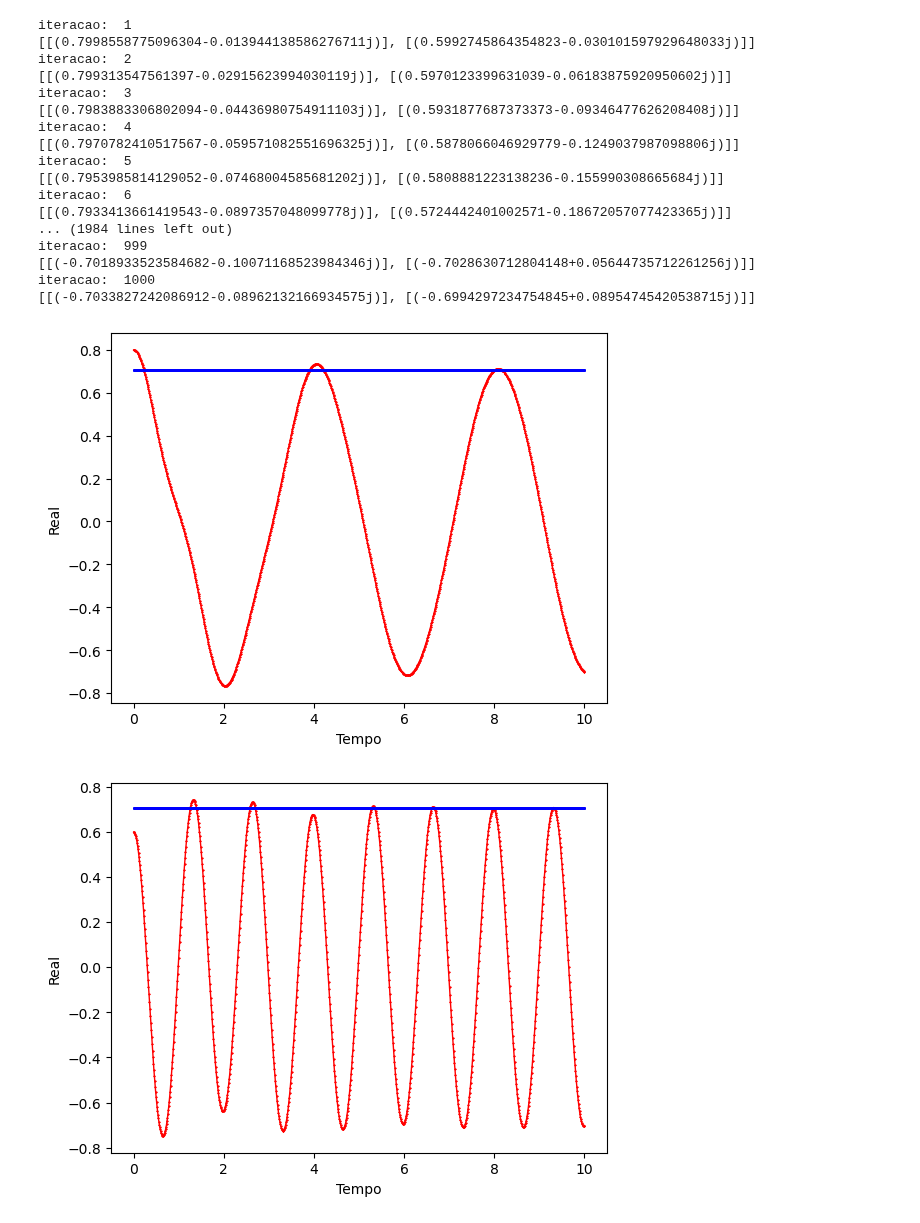
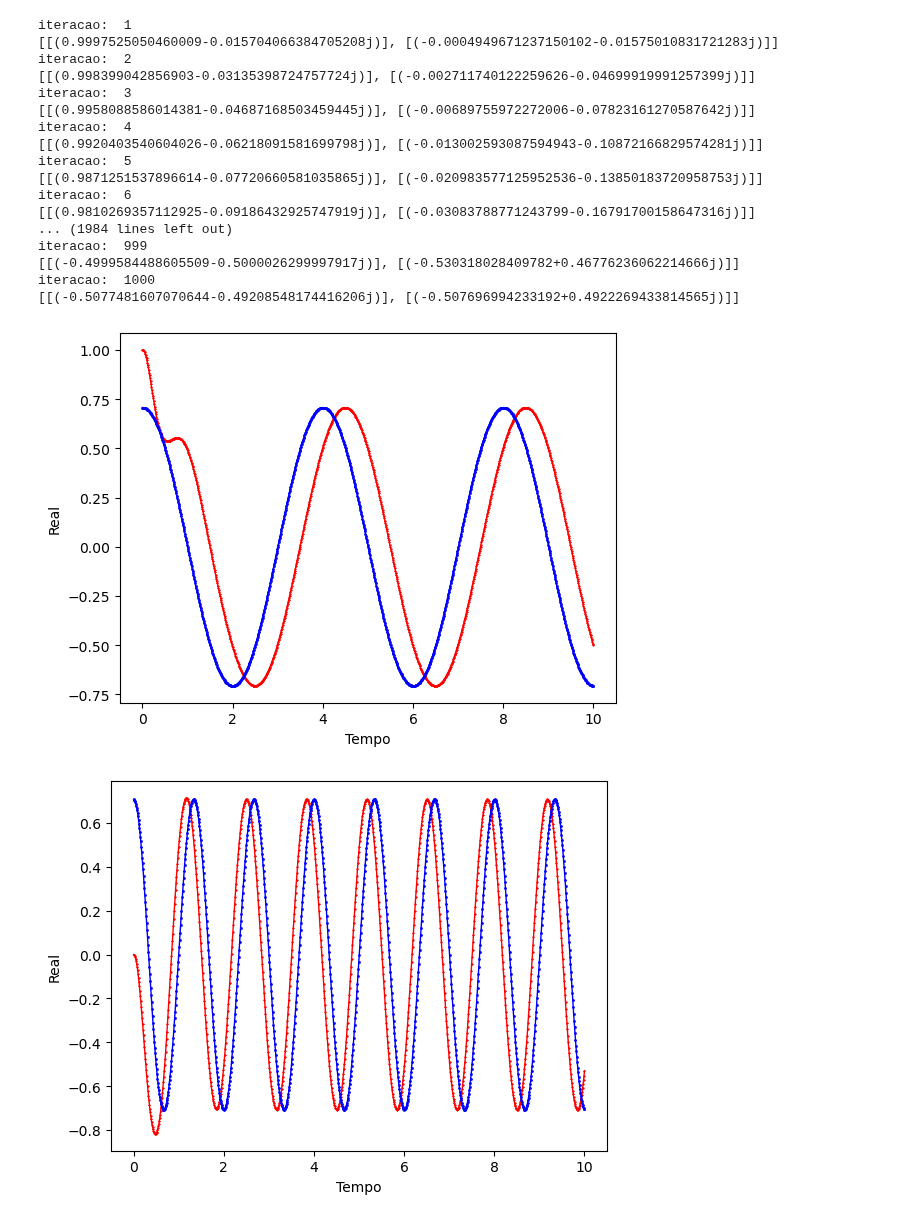
Before and after one commit to GabrielSiqueira1/MPC-Controle-Quantico, a Jupyter notebook: CQ.ipynb, the cells around one changed output. Drawn from its saved outputs; the diff is of its cells as text; code cells hidden in the pictures.

```diff
--- a/CQ.ipynb
+++ b/CQ.ipynb
@@ -97,10 +97,12 @@ def fo(x, D, H, i, psi0):
     M = np.zeros((2,1),dtype=np.complex_)
     N = np.zeros((2,1),dtype=np.complex_)
     O = np.zeros((2,1),dtype=np.complex_)
+    P = np.zeros((2,1),dtype=np.complex_)
 
     Result1 = np.zeros((2,1),dtype=np.complex_)
     Result2 = np.zeros((2,1),dtype=np.complex_)
     Result3 = np.zeros((2,1),dtype=np.complex_)
+    Result4 = np.zeros((2,1),dtype=np.complex_)
 
 
     M = psi0
@@ -109,13 +111,18 @@ def fo(x, D, H, i, psi0):
     N = [[Result2[0][1]],[Result2[1][1]]]
 
     H1 = [[0, x[1]], [x[1], 0]]
-    Result3 = rungeKutta(M, h, somar(H,H1), t = 2, t0 = 0, p = 0)
-    O = [[Result3[0][1]],[Result3[1][1]]]
+    Result3 = rungeKutta(M, h, somar(H,H1), t = 3, t0 = 0, p = 0)
+    O = [[Result3[0][2]],[Result3[1][2]]]
+
+    H1 = [[0, x[2]], [x[2], 0]]
+    Result4 = rungeKutta(M, h, somar(H,H1), t = 4, t0 = 0, p = 0)
+    O = [[Result4[0][3]],[Result4[1][3]]]
 
 
     Z = np.zeros((2,1),dtype=np.complex_)
     Y = np.zeros((2,1),dtype=np.complex_)
     W = np.zeros((2,1),dtype=np.complex_)
+    X = np.zeros((2,1),dtype=np.complex_)
 
     Z[0][0] = D[0][0]*np.exp(-1*complex(0,1)*(1/2*np.pi)*i/100)
     Z[1][0] = D[1][0]*np.exp(-1*complex(0,1)*(3/2*np.pi)*i/100)
@@ -126,16 +133,20 @@ def fo(x, D, H, i, psi0):
     W[0][0] = D[0][0]*np.exp(-1*complex(0,1)*(1/2*np.pi)*(i+2)/100)
     W[1][0] = D[1][0]*np.exp(-1*complex(0,1)*(3/2*np.pi)*(i+2)/100)
 
-    return (np.linalg.norm(Z-M)**2+np.linalg.norm(Y-N)**2+np.linalg.norm(W-O)**2)
+    X[0][0] = D[0][0]*np.exp(-1*complex(0,1)*(1/2*np.pi)*(i+3)/100)
+    X[1][0] = D[1][0]*np.exp(-1*complex(0,1)*(3/2*np.pi)*(i+3)/100)
+
+    return (np.linalg.norm(Z-M)**2+np.linalg.norm(Y-N)**2+np.linalg.norm(W-O)**2+np.linalg.norm(X-P)**2)
 # %%
 x = []
 x.append(random.uniform(-5, 5))
 a=x[0]
 x.append(x[0])
+x.append(x[0])
 
 i = 0
 
-psi0 = [[complex(0.80,0)],[complex(0.60,0)]]
+psi0 = [[complex(1,0)],[complex(0,0)]]
 psid = [[complex(1/np.sqrt(2),0)],[complex(1/np.sqrt(2),0)]]
 h = 0.01
 
@@ -164,12 +175,13 @@ while i < 1000:
     Resp[0][i] = psi0[0][0]
     Resp[1][i] = psi0[1][0]
 
-    resultado = optimize.minimize(fo, x, args=(D, H, i, psi0), method='CG')
+    resultado = optimize.minimize(fo, x, args=(D, H, i, psi0), method='BFGS')
 
     x = []
     u = np.zeros((2,1))
     x.append(random.uniform(-5, 5))
     a=x[0]
+    x.append(x[0])
     x.append(x[0])
 
     u = [[0, resultado.x[0]],[resultado.x[0], 0]]
@@ -189,22 +201,22 @@ while i < 1000:
     print(psi0)
 # %% [output]
 iteracao:  1
-[[(0.7998558775096304-0.013944138586276711j)], [(0.5992745864354823-0.030101597929648033j)]]
+[[(0.9997525050460009-0.015704066384705208j)], [(-0.0004949671237150102-0.01575010831721283j)]]
 iteracao:  2
-[[(0.799313547561397-0.02915623994030119j)], [(0.5970123399631039-0.06183875920950602j)]]
+[[(0.998399042856903-0.03135398724757724j)], [(-0.002711740122259626-0.04699919991257399j)]]
 iteracao:  3
-[[(0.7983883306802094-0.04436980754911103j)], [(0.5931877687373373-0.09346477626208408j)]]
+[[(0.9958088586014381-0.04687168503459445j)], [(-0.00689755972272006-0.07823161270587642j)]]
 iteracao:  4
-[[(0.7970782410517567-0.059571082551696325j)], [(0.5878066046929779-0.1249037987098806j)]]
+[[(0.9920403540604026-0.06218091581699798j)], [(-0.013002593087594943-0.10872166829574281j)]]
 iteracao:  5
-[[(0.7953985814129052-0.07468004585681202j)], [(0.5808881223138236-0.155990308665684j)]]
+[[(0.9871251537896614-0.07720660581035865j)], [(-0.020983577125952536-0.13850183720958753j)]]
 iteracao:  6
-[[(0.7933413661419543-0.0897357048099778j)], [(0.5724442401002571-0.18672057077423365j)]]
+[[(0.9810269357112925-0.09186432925747919j)], [(-0.03083788771243799-0.16791700158647316j)]]
 ... (1984 lines left out)
 iteracao:  999
-[[(-0.7018933523584682-0.10071168523984346j)], [(-0.7028630712804148+0.05644735712261256j)]]
+[[(-0.4999584488605509-0.5000026299997917j)], [(-0.530318028409782+0.46776236062214666j)]]
 iteracao:  1000
-[[(-0.7033827242086912-0.08962132166934575j)], [(-0.6994297234754845+0.08954745420538715j)]]
+[[(-0.5077481607070644-0.49208548174416206j)], [(-0.507696994233192+0.4922269433814565j)]]
 # %%
 ts = np.linspace(0, 10, 1000)
 
@@ -218,28 +230,28 @@ plt.plot(ts, x, color='r', marker='*', linewidth=1, markersize=1)
 p = []
 
 for i in range(0, 1000):
-    p.append(1/np.sqrt(2))
+    p.append(1/np.sqrt(2)*np.exp(-1*complex(0,1)*(1/2*np.pi)*i/100))
 
 plt.plot(ts, p, color='b', marker='o',  linewidth=1, markersize=1)
 plt.show()
 # %% [output]
-[figure, old version]
+[figure, new version]
 # %%
 ts = np.linspace(0, 10, 1000)
 
 x = [ele.real for ele in Resp[1]]
 y = [ele.imag for ele in Resp[1]]
 
 plt.ylabel('Real')
 plt.xlabel('Tempo')
 plt.plot(ts, x, color='r', marker='*', linewidth=1, markersize=1)
 
 p = []
 
 for i in range(0, 1000):
-    p.append(1/np.sqrt(2))
+    p.append(1/np.sqrt(2)*np.exp(-3*complex(0,1)*(1/2*np.pi)*i/100))
 
 plt.plot(ts, p, color='b', marker='o',  linewidth=1, markersize=1)
 plt.show()
 # %% [output]
-[figure, old version]
+[figure, new version]
```
Also changed, not shown: 2 other files.
